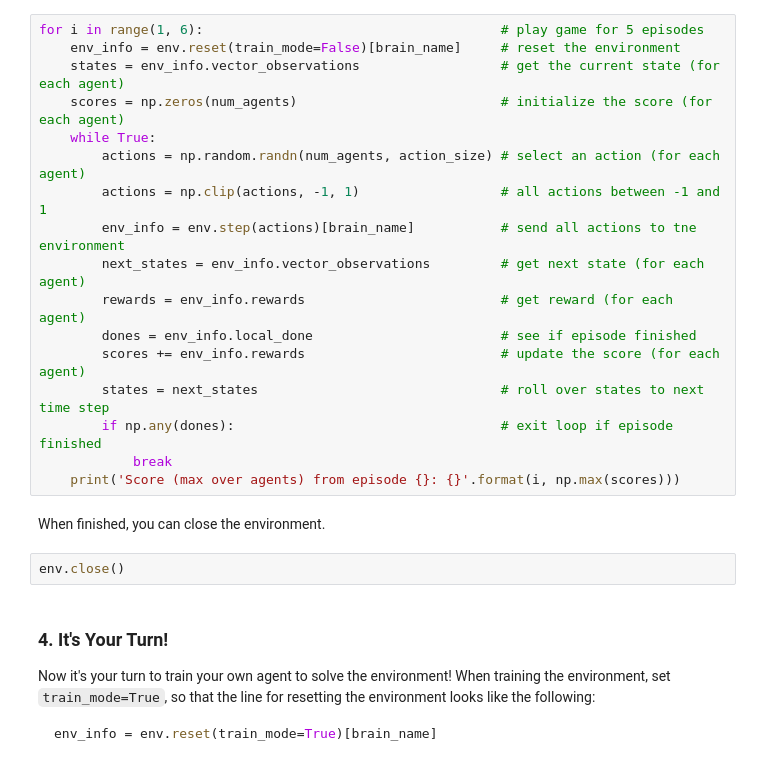
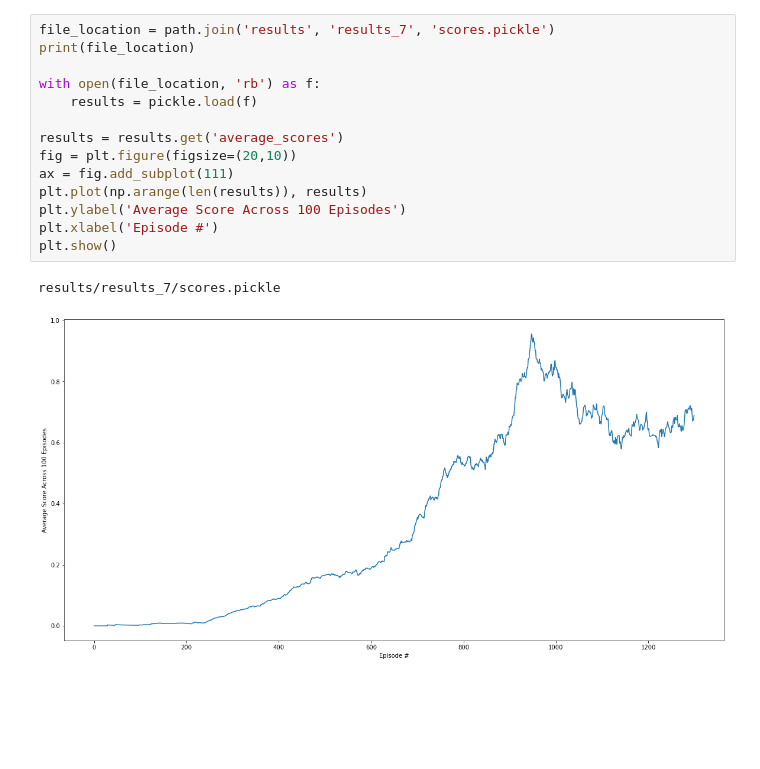
Before and after one commit to aivoric/RL-Tennis-Project, a Jupyter notebook: Tennis.ipynb, the cells around one changed output. Cells and saved outputs as stored; diff of their text form; blank space fills up the shorter version.

````diff
--- a/Tennis.ipynb
+++ b/Tennis.ipynb
@@ -72,28 +6,17 @@ Of course, as part of the project, you'll have to change the code so that the ag
-# %%
-for i in range(1, 6):                                      # play game for 5 episodes
-    env_info = env.reset(train_mode=False)[brain_name]     # reset the environment
-    states = env_info.vector_observations                  # get the current state (for each agent)
-    scores = np.zeros(num_agents)                          # initialize the score (for each agent)
-    while True:
-        actions = np.random.randn(num_agents, action_size) # select an action (for each agent)
-        actions = np.clip(actions, -1, 1)                  # all actions between -1 and 1
-        env_info = env.step(actions)[brain_name]           # send all actions to tne environment
-        next_states = env_info.vector_observations         # get next state (for each agent)
-        rewards = env_info.rewards                         # get reward (for each agent)
-        dones = env_info.local_done                        # see if episode finished
-        scores += env_info.rewards                         # update the score (for each agent)
-        states = next_states                               # roll over states to next time step
-        if np.any(dones):                                  # exit loop if episode finished
-            break
-    print('Score (max over agents) from episode {}: {}'.format(i, np.max(scores)))
-# %% [markdown]
-When finished, you can close the environment.
-# %%
-env.close()
-# %% [markdown]
-### 4. It's Your Turn!
-
-Now it's your turn to train your own agent to solve the environment!  When training the environment, set `train_mode=True`, so that the line for resetting the environment looks like the following:
-```python
-env_info = env.reset(train_mode=True)[brain_name]
-```
+# %%
+file_location = path.join('results', 'results_7', 'scores.pickle')
+print(file_location)
+
+with open(file_location, 'rb') as f:
+    results = pickle.load(f)
+
+results = results.get('average_scores')
+fig = plt.figure(figsize=(20,10))
+ax = fig.add_subplot(111)
+plt.plot(np.arange(len(results)), results)
+plt.ylabel('Average Score Across 100 Episodes')
+plt.xlabel('Episode #')
+plt.show()
+# %% [output]
+results/results_7/scores.pickle
+[figure, added]
````
Also changed, not shown: parts of 9 cells of this notebook, 36 other files.
